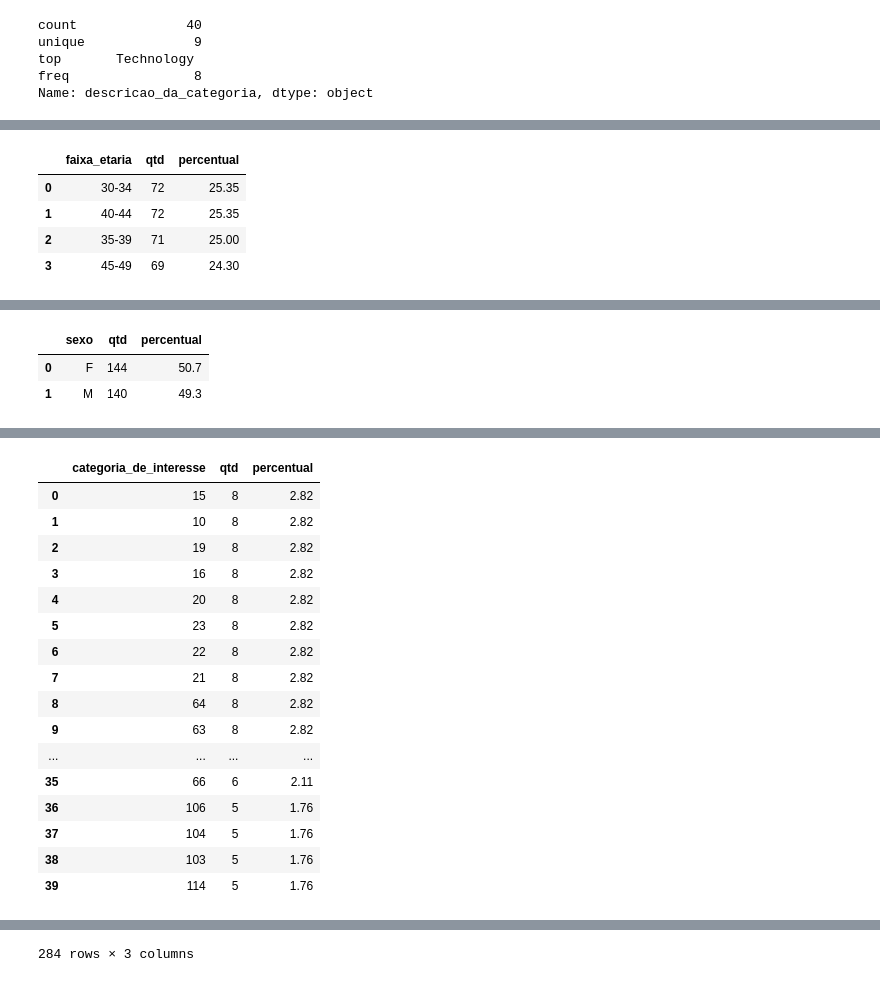
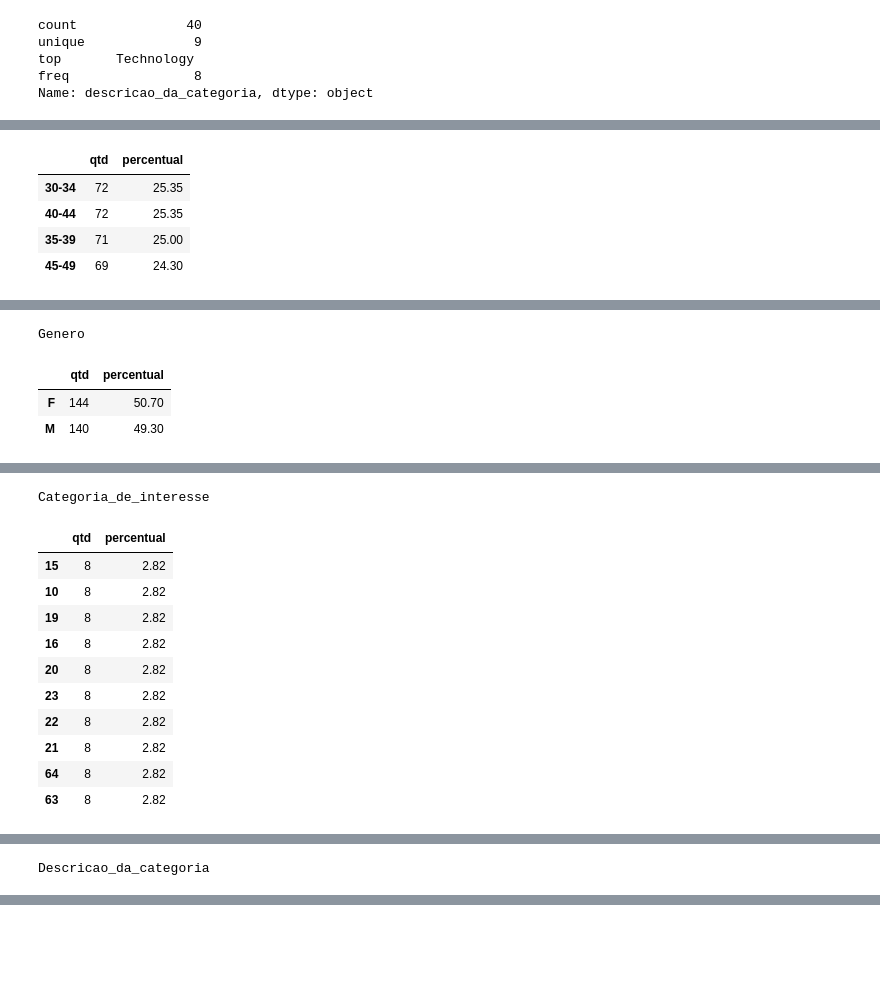
Before and after one commit to ThiagoZulian/otimizacao_de_ads_startup, a Jupyter notebook: notebooks/01 - data_understanding.ipynb, the cells around one changed output, grey strips where cells are left out. Drawn from its saved outputs; the diff is of its cells as text; code cells hidden in the pictures; blank space fills up the shorter version.

```diff
--- a/notebooks/01 - data_understanding.ipynb
+++ b/notebooks/01 - data_understanding.ipynb
@@ -261,6 +327,11 @@ df_campanha_merged = (
 # %%
-# Ajustar a "categoria_de_interesse" pra categorica
-df_campanha_merged["categoria_de_interesse"] = df_campanha_merged["categoria_de_interesse"].astype("category")
+df_campanha_merged = df_campanha_merged.astype({
+    "campanha": "category",
+    "faixa_etaria": "category",
+    "genero": "category",
+    "categoria_de_interesse": "category",
+    "descricao_da_categoria": "category"
+})
 df_campanha_merged.info()
 # %% [output]
 <class 'pandas.core.frame.DataFrame'>
@@ -399,4 +445,4 @@ df_campanha_merged["perfil"] = (
     df_campanha_merged["faixa_etaria"].astype(str) + " | " +
     df_campanha_merged["genero"].astype(str) + " | " +
     df_campanha_merged["categoria_de_interesse"].astype(str)
-)
+).astype("category")
@@ -454,6 +489,16 @@ Como não temos tais informações, agruparei o desempenho dos perfis, ignorando
 # %%
 df_perfil = (
-    df_campanha_merged.groupby(
+    df_campanha_merged
+        [["perfil",
+          "faixa_etaria",
+          "genero",
+          "categoria_de_interesse",
+          "descricao_da_categoria",
+          "impressoes",
+          "cliques",
+          "custo",
+          "vendas"]]
+    .groupby(
         ["faixa_etaria",
          "genero",
          "categoria_de_interesse",
@@ -461,11 +506,6 @@ df_perfil = (
          "perfil"],
          observed=True
     )
-    .agg({
-        "impressoes": "sum",
-        "cliques": "sum",
-        "custo": "sum",
-        "vendas": "sum"}
-    )
+    .agg("sum")
     .reset_index()
 )
@@ -530,3 +614,3 @@ df_perfil["cc"] = df_perfil["cc"].replace([np.inf, -np.inf], np.nan)
 # %%
-value_counts(df_perfil)
+value_counts(df_perfil.drop(columns=["perfil"]))
 # %% [output]
@@ -535,5 +622,5 @@ value_counts(df_perfil)
-|  | faixa_etaria | qtd | percentual |
-| 0 | 30-34 | 72 | 25.35 |
-| 1 | 40-44 | 72 | 25.35 |
-| 2 | 35-39 | 71 | 25.00 |
-| 3 | 45-49 | 69 | 24.30 |
+|  | qtd | percentual |
+| 30-34 | 72 | 25.35 |
+| 40-44 | 72 | 25.35 |
+| 35-39 | 71 | 25.00 |
+| 45-49 | 69 | 24.30 |
@@ -541,3 +628,4 @@ value_counts(df_perfil)
+Genero
-|  | sexo | qtd | percentual |
-| 0 | F | 144 | 50.7 |
-| 1 | M | 140 | 49.3 |
+|  | qtd | percentual |
+| F | 144 | 50.70 |
+| M | 140 | 49.30 |
@@ -545,17 +633,12 @@ value_counts(df_perfil)
+Categoria_de_interesse
-|  | categoria_de_interesse | qtd | percentual |
-| 0 | 15 | 8 | 2.82 |
-| 1 | 10 | 8 | 2.82 |
-| 2 | 19 | 8 | 2.82 |
-| 3 | 16 | 8 | 2.82 |
-| 4 | 20 | 8 | 2.82 |
-| 5 | 23 | 8 | 2.82 |
-| 6 | 22 | 8 | 2.82 |
-| 7 | 21 | 8 | 2.82 |
-| 8 | 64 | 8 | 2.82 |
-| 9 | 63 | 8 | 2.82 |
-| ... | ... | ... | ... |
-| 35 | 66 | 6 | 2.11 |
-| 36 | 106 | 5 | 1.76 |
-| 37 | 104 | 5 | 1.76 |
-| 38 | 103 | 5 | 1.76 |
-| 39 | 114 | 5 | 1.76 |
+|  | qtd | percentual |
+| 15 | 8 | 2.82 |
+| 10 | 8 | 2.82 |
+| 19 | 8 | 2.82 |
+| 16 | 8 | 2.82 |
+| 20 | 8 | 2.82 |
+| 23 | 8 | 2.82 |
+| 22 | 8 | 2.82 |
+| 21 | 8 | 2.82 |
+| 64 | 8 | 2.82 |
+| 63 | 8 | 2.82 |
@@ -562,0 +646 @@ value_counts(df_perfil)
+Descricao_da_categoria
@@ -586 +656,0 @@ value_counts(df_perfil)
-284 rows × 3 columns
```
Also changed, not shown: parts of 50 cells of this notebook, 2 other files.
